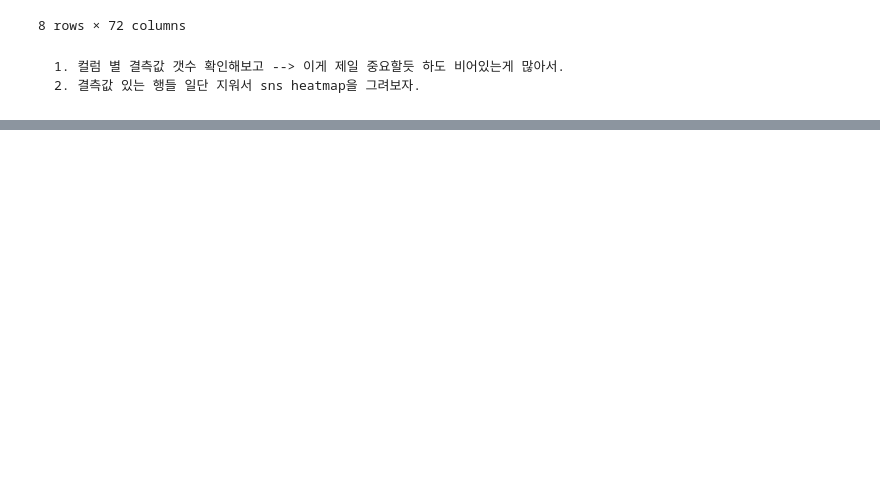
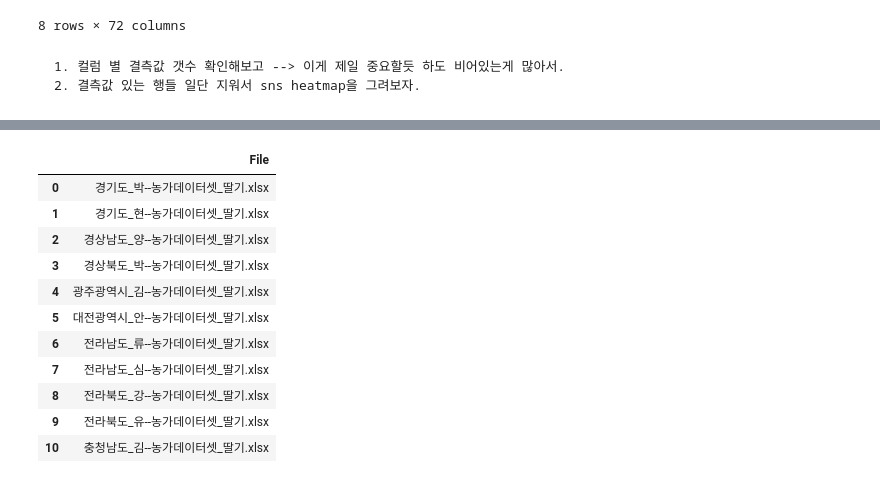
Before and after one commit to skdbsxir/DS-Studying, a Jupyter notebook: [NN Study]/[NLP Study]/[실무예제]/03. SF EDA (berry).ipynb, the cells around one changed output, grey strips where cells are left out. Drawn from its saved outputs; the diff is of its cells as text; code cells hidden in the pictures; blank space fills up the shorter version.

```diff
--- a/[NN Study]/[NLP Study]/[실무예제]/03. SF EDA (berry).ipynb
+++ b/[NN Study]/[NLP Study]/[실무예제]/03. SF EDA (berry).ipynb
@@ -93,0 +260,16 @@ df.describe()
+# %%
+filesDF = pd.DataFrame({'File' : os.listdir(url)})
+filesDF
+# %% [output]
+|  | File |
+| 0 | 경기도_박--농가데이터셋_딸기.xlsx |
+| 1 | 경기도_현--농가데이터셋_딸기.xlsx |
+| 2 | 경상남도_양--농가데이터셋_딸기.xlsx |
+| 3 | 경상북도_박--농가데이터셋_딸기.xlsx |
+| 4 | 광주광역시_김--농가데이터셋_딸기.xlsx |
+| 5 | 대전광역시_안--농가데이터셋_딸기.xlsx |
+| 6 | 전라남도_류--농가데이터셋_딸기.xlsx |
+| 7 | 전라남도_심--농가데이터셋_딸기.xlsx |
+| 8 | 전라북도_강--농가데이터셋_딸기.xlsx |
+| 9 | 전라북도_유--농가데이터셋_딸기.xlsx |
+| 10 | 충청남도_김--농가데이터셋_딸기.xlsx |
```
Also changed, not shown: parts of 11 cells of this notebook.
